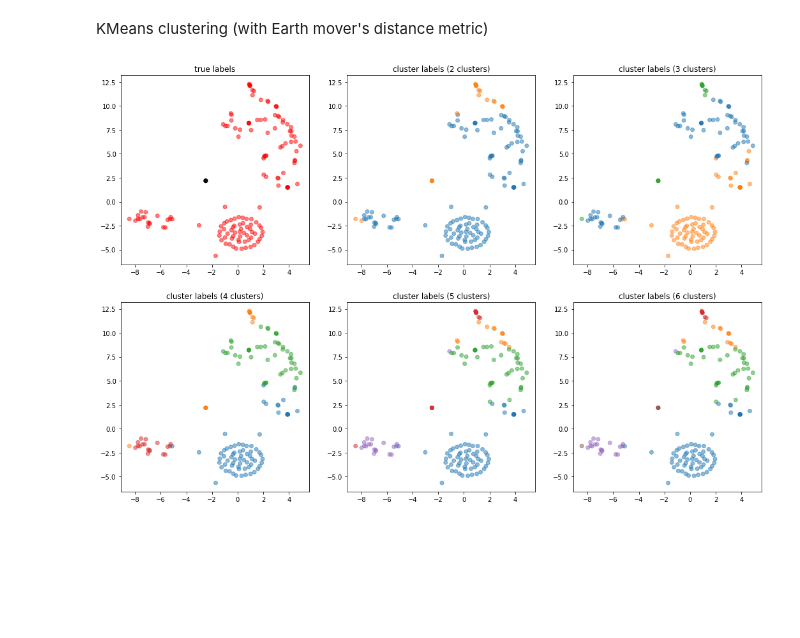
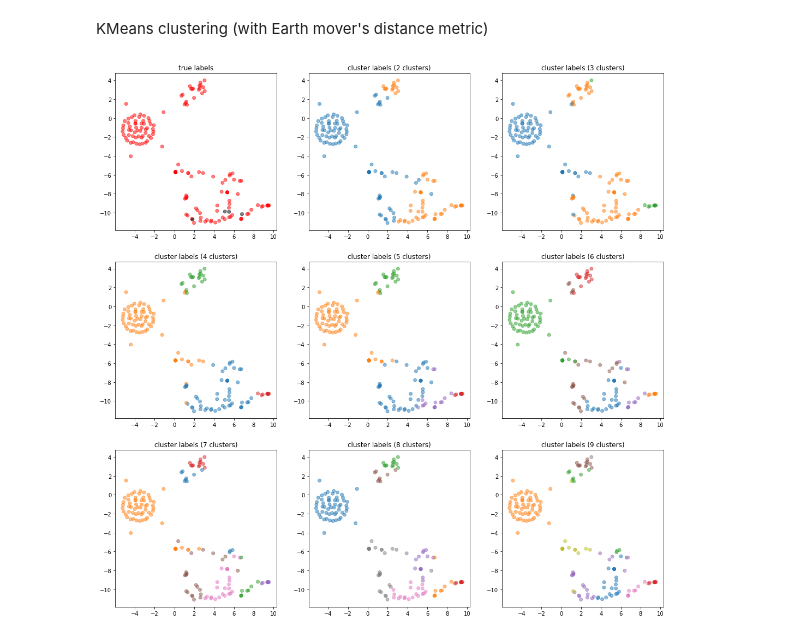
Before and after one commit to anaderi/gamma-bins, a Jupyter notebook: spectrums/gevsimbad_Spectra_EM_distance.ipynb, the cells around one changed output. Cells and saved outputs as stored; diff of their text form; code cells hidden in the pictures; blank space fills up the shorter version.

```diff
--- a/spectrums/gevsimbad_Spectra_EM_distance.ipynb
+++ b/spectrums/gevsimbad_Spectra_EM_distance.ipynb
@@ -69,31 +89,31 @@ KMeans clustering (with Earth mover's distance metric)
 # %%
 # visualization - tsne with Earth mover's distance
 tsne = TSNE(n_components=2, metric=st.wasserstein_distance, random_state=42)
 spectra_2D = tsne.fit_transform(spectra[spectrum_columns])
 
-plt.subplots(figsize=(18, 12))
-plt.subplot(2, 3, 1)
+plt.subplots(figsize=(18, 18))
+plt.subplot(3, 3, 1)
 
 colors = ['red','black']
 c = spectra['marked'].apply(lambda x: colors[x])
 plt.title("true labels")
 plt.scatter(spectra_2D[:, 0], spectra_2D[:, 1], c=c, alpha=0.5)
 
 colors = ['tab:blue', 'tab:orange', 'tab:green', 'tab:red', 'tab:purple',
           'tab:brown', 'tab:pink', 'tab:gray', 'tab:olive', 'tab:cyan']
 
-for n in range(2, 7):
+for n in range(2, 10):
     kmeans = cluster.KMeans(n_clusters=n, random_state=42)
     cluster_labels = kmeans.fit_predict(spectra_distances)
 
-    plt.subplot(2, 3, n)
+    plt.subplot(3, 3, n)
     c = [colors[l] for l in cluster_labels]
     plt.title("cluster labels ({} clusters)".format(n))
     plt.scatter(spectra_2D[:, 0], spectra_2D[:, 1], c=c, alpha=0.5)
 
 plt.show()
 # %% [output]
-[figure, old version]
+[figure, new version]
 # %%
 n = 6
 
```
Also changed, not shown: parts of 3 cells of this notebook, 9 other files.
